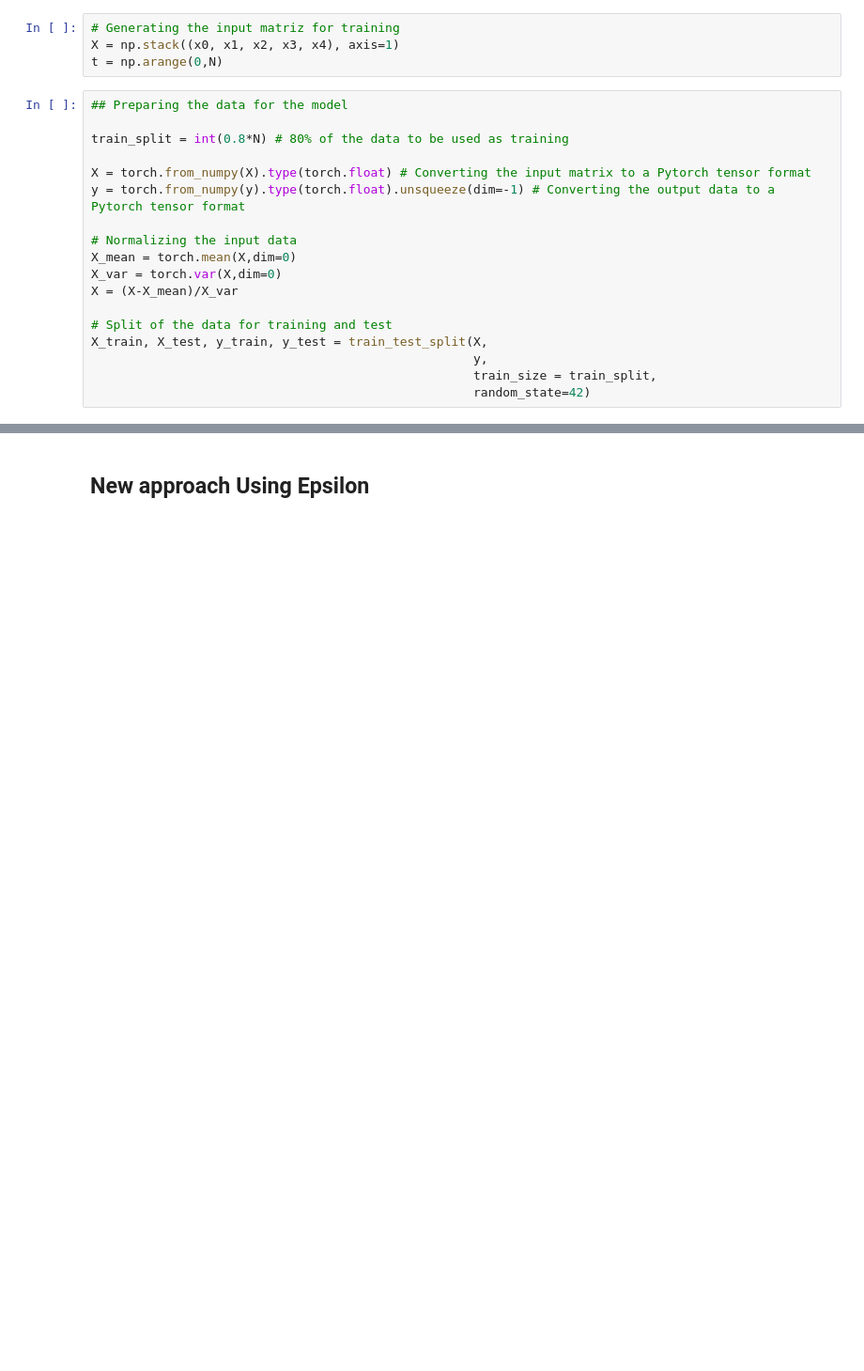
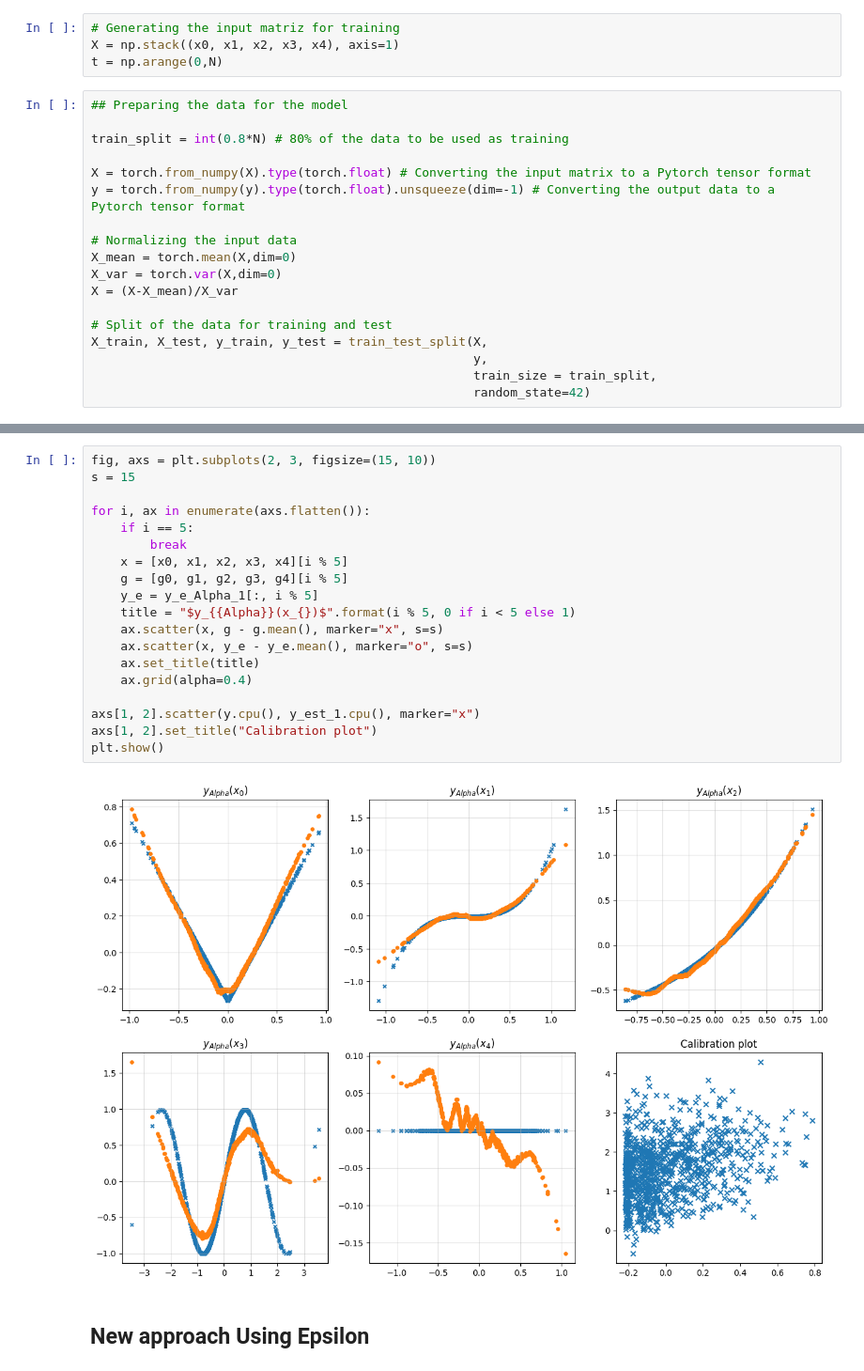
Before and after one commit to VictorAndresDlh/nobsp_dnn, a Jupyter notebook: NObSP/main_nn_lab.ipynb, the cells around one changed output, grey strips where cells are left out. Shown at 94% size. Cells and saved outputs as stored; diff of their text form; blank space fills up the shorter version.

```diff
--- a/NObSP/main_nn_lab.ipynb
+++ b/NObSP/main_nn_lab.ipynb
@@ -150,3 +173,24 @@ plt.show()
+# %%
+fig, axs = plt.subplots(2, 3, figsize=(15, 10))
+s = 15
+
+for i, ax in enumerate(axs.flatten()):
+    if i == 5:
+        break
+    x = [x0, x1, x2, x3, x4][i % 5]
+    g = [g0, g1, g2, g3, g4][i % 5]
+    y_e = y_e_Alpha_1[:, i % 5]
+    title = "$y_{{Alpha}}(x_{})$".format(i % 5, 0 if i < 5 else 1)
+    ax.scatter(x, g - g.mean(), marker="x", s=s)
+    ax.scatter(x, y_e - y_e.mean(), marker="o", s=s)
+    ax.set_title(title)
+    ax.grid(alpha=0.4)
+
+axs[1, 2].scatter(y.cpu(), y_est_1.cpu(), marker="x")
+axs[1, 2].set_title("Calibration plot")
+plt.show()
+# %% [output]
+[figure, added]
 # %% [markdown]
 ## New approach Using Epsilon
 # %%
```
Also changed, not shown: parts of 17 cells of this notebook, 1 other file.
